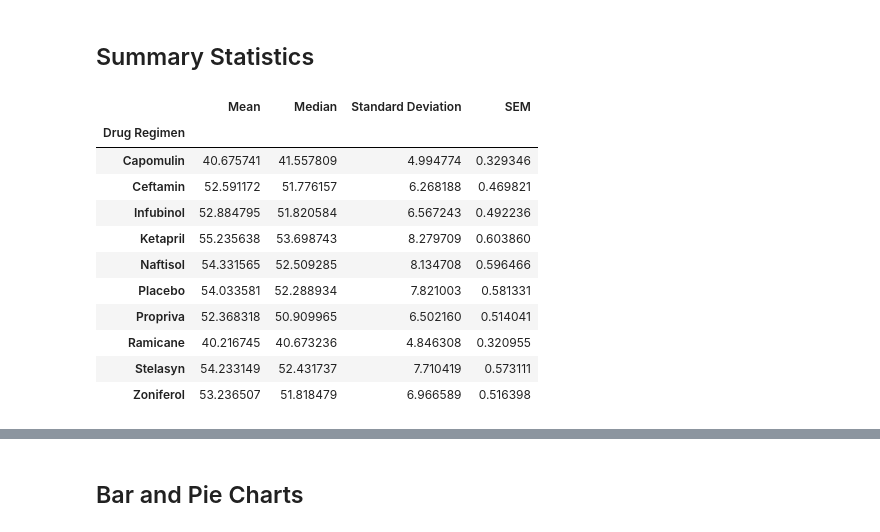
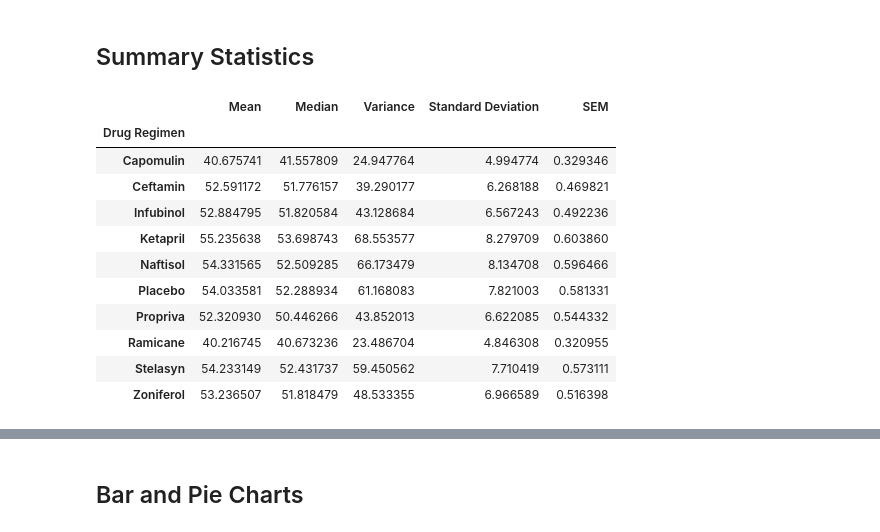
Before and after one commit to itsnameeta/Pymaceuticals, a Jupyter notebook: pymaceuticals_final.ipynb, the cells around one changed output, grey strips where cells are left out. Cells and saved outputs as stored; diff of their text form; code cells hidden in the pictures.

```diff
--- a/pymaceuticals_final.ipynb
+++ b/pymaceuticals_final.ipynb
@@ -73,4 +68,4 @@ dtype: int64
 # %%
 # Getting the duplicate mice by ID number that shows up for Mouse ID and Timepoint.
-
-#duplicate_df = data_df.duplicated()
+duplicate_mice = data_df.loc[data_df.duplicated(subset=['Mouse ID', 'Timepoint',]),'Mouse ID'].unique()
+duplicate_mice
@@ -79,3 +81,4 @@ dtype: int64
 # %%
 # Create a clean DataFrame by dropping the duplicate mouse by its ID.
-data_df.drop_duplicates(inplace = True)
+clean_df = data_df[data_df['Mouse ID'].isin(duplicate_mice)==False]
+clean_df.head()
@@ -95,31 +99,31 @@ dtype: int64
 # %% [markdown]
 ## Summary Statistics
 # %%
-#2. Generate a summary statistics table consisting of the mean, median, variance, standard deviation,
-# and SEM of the tumour volume for each drug regimen.
+#2. Generate a summary statistics table consisting of the mean, median, variance, standard deviation, and SEM of the tumour volume for each drug regimen.
+# This method is the most straighforward, creating multiple series and putting them all together at the end.
 
-summary_df = data_df.groupby('Drug Regimen')
+summary_df = clean_df.groupby('Drug Regimen')
 tumor_mean = summary_df['Tumor Volume (mm3)'].mean()
 tumor_median = summary_df['Tumor Volume (mm3)'].median()
-#tumor_variance = summary_df['Tumor Volume (mm3)'].variance()
+tumor_variance = summary_df['Tumor Volume (mm3)'].var()
 tumor_stdev = summary_df['Tumor Volume (mm3)'].std()
 tumor_sem = summary_df['Tumor Volume (mm3)'].sem()
 
 # Create DataFrame to summarize calculations
-summary_grouped_df = pd.DataFrame({'Mean': tumor_mean, 'Median': tumor_median,
+summary_df1 = pd.DataFrame({'Mean': tumor_mean, 'Median': tumor_median,'Variance':tumor_variance,
                                    'Standard Deviation': tumor_stdev, 'SEM': tumor_sem})
-
-summary_grouped_df
+summary_df1.to_csv("Summary_Statistics_TumorVolume_Drug", index=False, header=True)
+summary_df1
 # %% [output]
-|  | Mean | Median | Standard Deviation | SEM |
-| Drug Regimen |  |  |  |  |
-| Capomulin | 40.675741 | 41.557809 | 4.994774 | 0.329346 |
-| Ceftamin | 52.591172 | 51.776157 | 6.268188 | 0.469821 |
-| Infubinol | 52.884795 | 51.820584 | 6.567243 | 0.492236 |
-| Ketapril | 55.235638 | 53.698743 | 8.279709 | 0.603860 |
-| Naftisol | 54.331565 | 52.509285 | 8.134708 | 0.596466 |
-| Placebo | 54.033581 | 52.288934 | 7.821003 | 0.581331 |
-| Propriva | 52.368318 | 50.909965 | 6.502160 | 0.514041 |
-| Ramicane | 40.216745 | 40.673236 | 4.846308 | 0.320955 |
-| Stelasyn | 54.233149 | 52.431737 | 7.710419 | 0.573111 |
-| Zoniferol | 53.236507 | 51.818479 | 6.966589 | 0.516398 |
+|  | Mean | Median | Variance | Standard Deviation | SEM |
+| Drug Regimen |  |  |  |  |  |
+| Capomulin | 40.675741 | 41.557809 | 24.947764 | 4.994774 | 0.329346 |
+| Ceftamin | 52.591172 | 51.776157 | 39.290177 | 6.268188 | 0.469821 |
+| Infubinol | 52.884795 | 51.820584 | 43.128684 | 6.567243 | 0.492236 |
+| Ketapril | 55.235638 | 53.698743 | 68.553577 | 8.279709 | 0.603860 |
+| Naftisol | 54.331565 | 52.509285 | 66.173479 | 8.134708 | 0.596466 |
+| Placebo | 54.033581 | 52.288934 | 61.168083 | 7.821003 | 0.581331 |
+| Propriva | 52.320930 | 50.446266 | 43.852013 | 6.622085 | 0.544332 |
+| Ramicane | 40.216745 | 40.673236 | 23.486704 | 4.846308 | 0.320955 |
+| Stelasyn | 54.233149 | 52.431737 | 59.450562 | 7.710419 | 0.573111 |
+| Zoniferol | 53.236507 | 51.818479 | 48.533355 | 6.966589 | 0.516398 |
```
Also changed, not shown: parts of 19 cells of this notebook.
